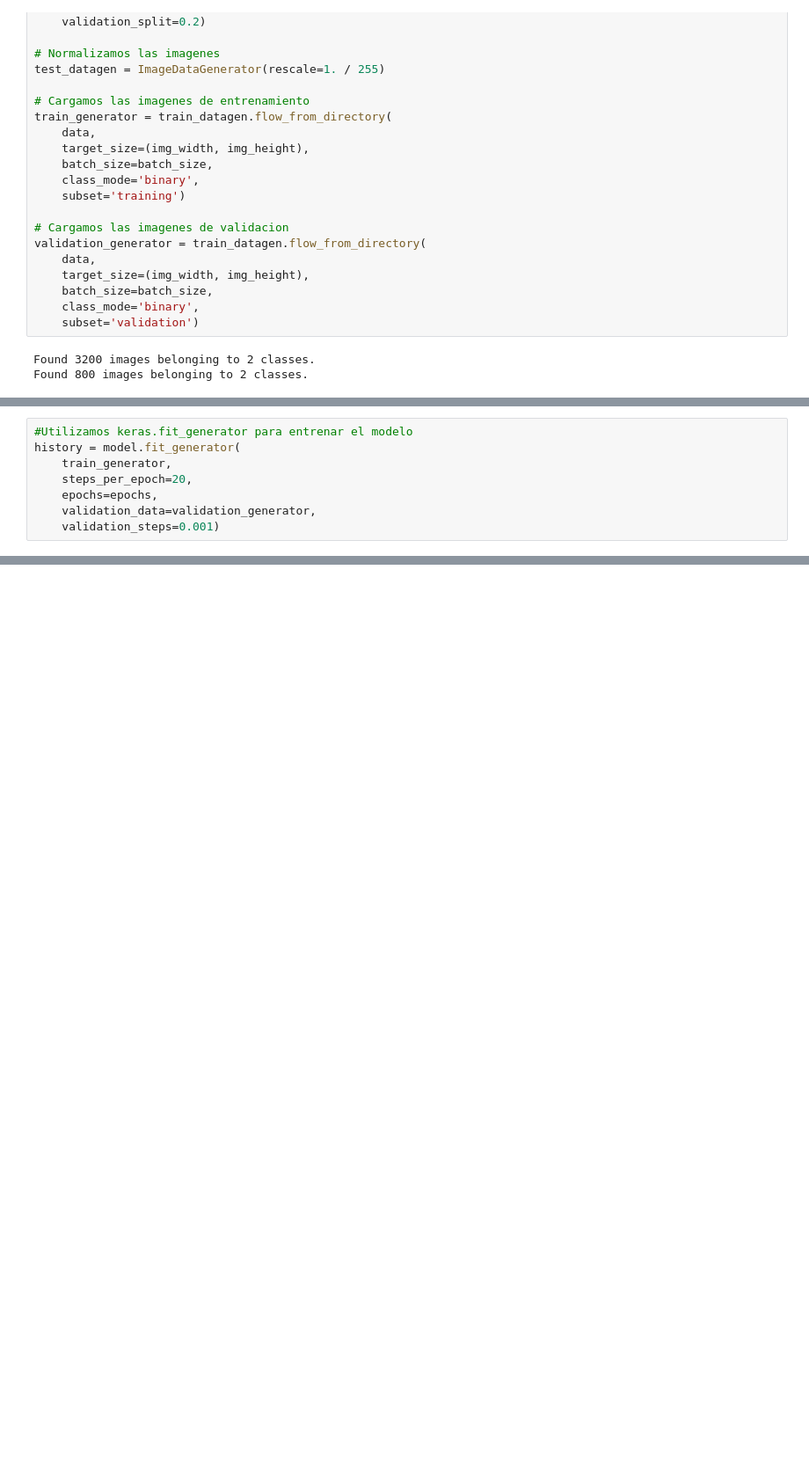
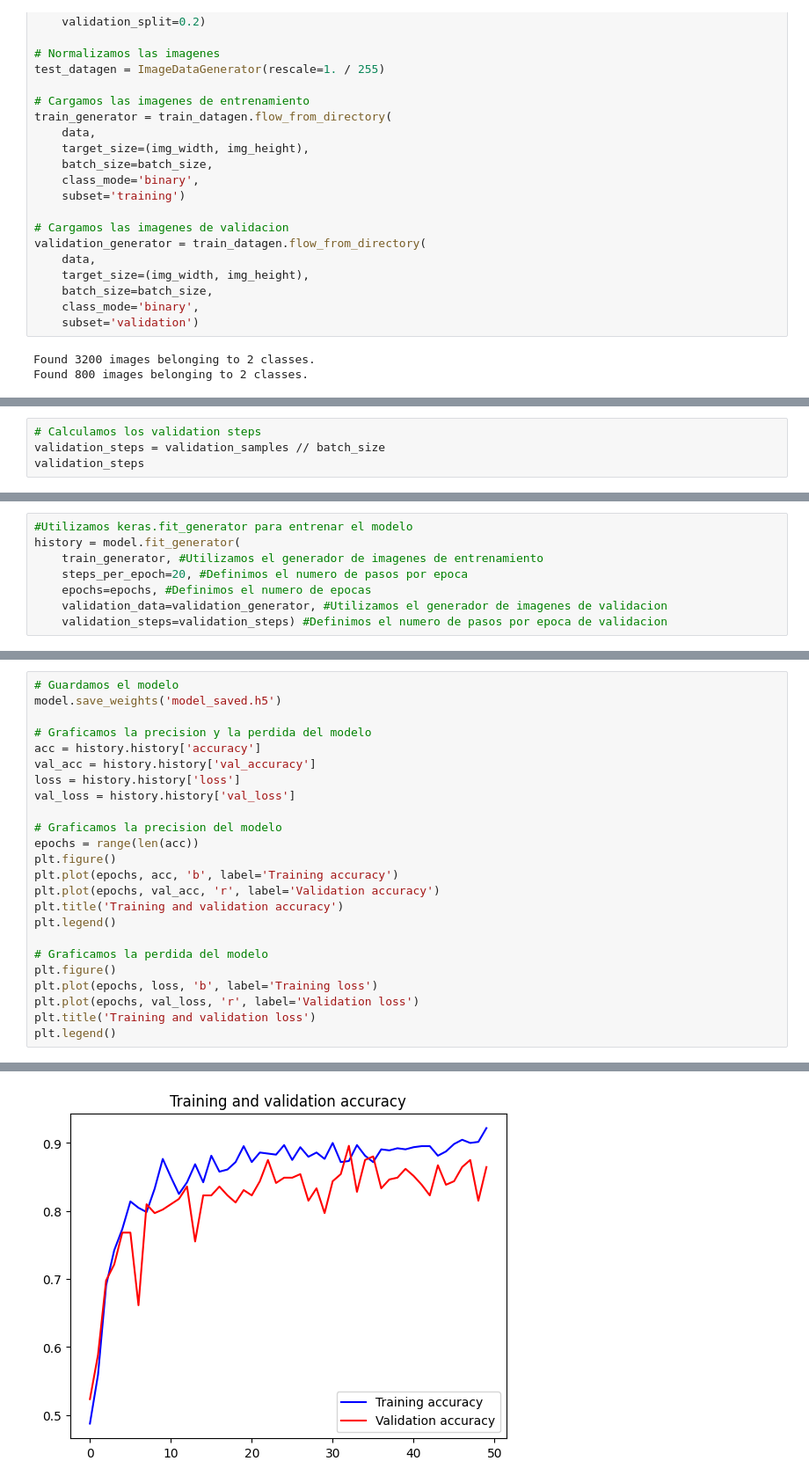
Before and after one commit to pplalo/Quack, a Jupyter notebook: AI/Proyecto_final_IA_vehiculos.ipynb, the cells around one changed output, grey strips where cells are left out. Shown at 88% size. Saved outputs shown, nothing was run; the diff lists cells and outputs as text; blank space fills up the shorter version.

```diff
--- a/AI/Proyecto_final_IA_vehiculos.ipynb
+++ b/AI/Proyecto_final_IA_vehiculos.ipynb
@@ -141,8 +134,0 @@ model.compile(loss='binary_crossentropy', optimizer='adam', metrics=['accuracy']
-# %%
-#Utilizamos keras.fit_generator para entrenar el modelo
-history = model.fit_generator(
-    train_generator,
-    steps_per_epoch=20,
-    epochs=epochs,
-    validation_data=validation_generator,
-    validation_steps=0.001)
@@ -527,0 +176,4 @@ plt.show()
+# %%
+# Calculamos los validation steps
+validation_steps = validation_samples // batch_size
+validation_steps
@@ -527,0 +182,8 @@ plt.show()
+# %%
+#Utilizamos keras.fit_generator para entrenar el modelo
+history = model.fit_generator(
+    train_generator, #Utilizamos el generador de imagenes de entrenamiento
+    steps_per_epoch=20, #Definimos el numero de pasos por epoca
+    epochs=epochs, #Definimos el numero de epocas
+    validation_data=validation_generator, #Utilizamos el generador de imagenes de validacion
+    validation_steps=validation_steps) #Definimos el numero de pasos por epoca de validacion
@@ -527,0 +211,25 @@ plt.show()
+# %%
+# Guardamos el modelo
+model.save_weights('model_saved.h5')
+
+# Graficamos la precision y la perdida del modelo
+acc = history.history['accuracy']
+val_acc = history.history['val_accuracy']
+loss = history.history['loss']
+val_loss = history.history['val_loss']
+
+# Graficamos la precision del modelo
+epochs = range(len(acc))
+plt.figure()
+plt.plot(epochs, acc, 'b', label='Training accuracy')
+plt.plot(epochs, val_acc, 'r', label='Validation accuracy')
+plt.title('Training and validation accuracy')
+plt.legend()
+
+# Graficamos la perdida del modelo
+plt.figure()
+plt.plot(epochs, loss, 'b', label='Training loss')
+plt.plot(epochs, val_loss, 'r', label='Validation loss')
+plt.title('Training and validation loss')
+plt.legend()
+# %% [output]
@@ -527,0 +237 @@ plt.show()
+[figure, added]
```
Also changed, not shown: parts of 54 cells of this notebook, 2 other files.
